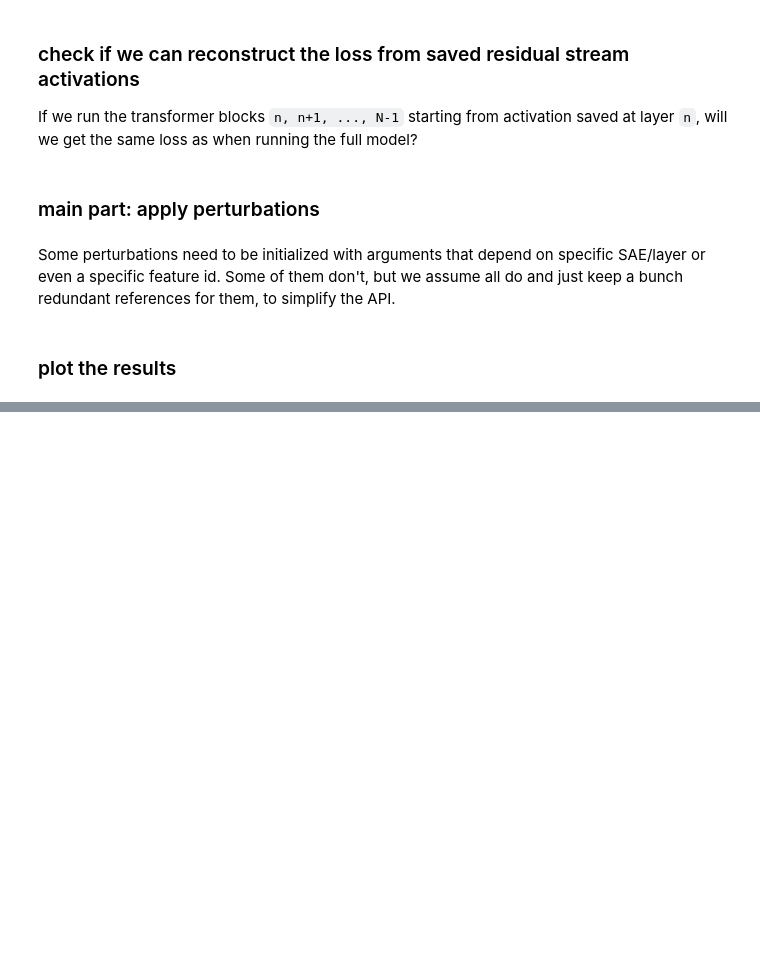
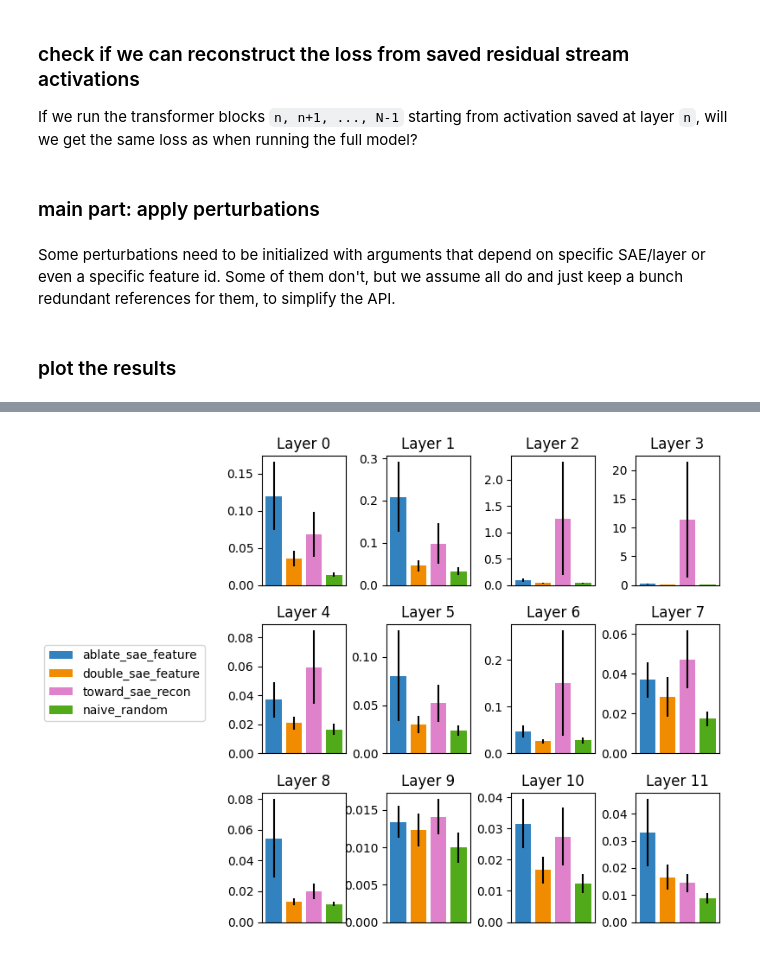
Before and after one commit to jettjaniak/teren, a Jupyter notebook: notebooks/lindsey_note_replication.ipynb, the cells around one changed output, grey strips where cells are left out. Drawn from its saved outputs; the diff is of its cells as text; code cells hidden in the pictures; blank space fills up the shorter version.

Commit message:
move code from lindsey nb

```diff
--- a/notebooks/lindsey_note_replication.ipynb
+++ b/notebooks/lindsey_note_replication.ipynb
@@ -349,2 +164,16 @@ ablate_resid_loss_by_layer = {
+# %%
+pert_by_fid_by_name_by_layer = lindsey_utils.get_pert_by_fid_by_name_by_layer(
+    sae_feature_examples_by_layer, sae_by_layer, resid_mean_by_layer
+)
+# %%
+# losses for all perturbations for all layers
+loss_by_pert_by_layer, reference_loss_by_layer = (
+    lindsey_utils.compute_loss_by_pert_normalized_by_layer_and_ablate_resid_loss_by_layer(
+        model=model,
+        sae_feature_examples_by_layer=sae_feature_examples_by_layer,
+        pert_by_fid_by_name_by_layer=pert_by_fid_by_name_by_layer,
+        batch_size=INFERENCE_BATCH_SIZE,
+    )
+)
 # %% [markdown]
 ### plot the results
@@ -459,0 +180,11 @@ plt.show()
+# %%
+clean_loss_by_layer = {
+    layer: sae_feature_examples.clean_loss
+    for layer, sae_feature_examples in sae_feature_examples_by_layer.items()
+}
+results_df = lindsey_utils.compute_results_df(
+    loss_by_pert_by_layer=loss_by_pert_by_layer,
+    clean_loss_by_layer=clean_loss_by_layer,
+    reference_loss_by_layer=reference_loss_by_layer,
+)
+display(results_df[:20:2])
@@ -459,0 +203,4 @@ plt.show()
+# %%
+lindsey_utils.plot_results_df(results_df, seq_aggregation="max")
+# %% [output]
+[figure, added]
```
Also changed, not shown: parts of 12 cells of this notebook, 3 other files.
